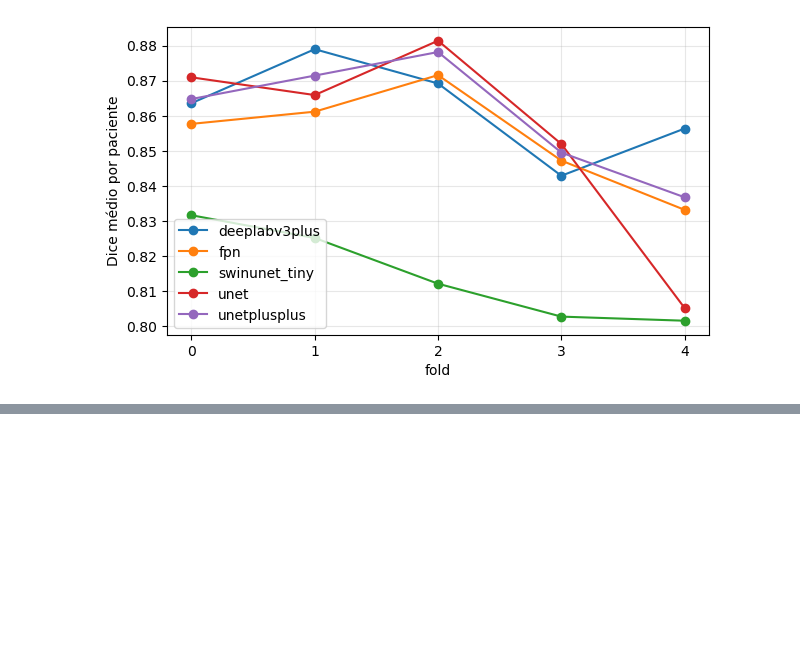
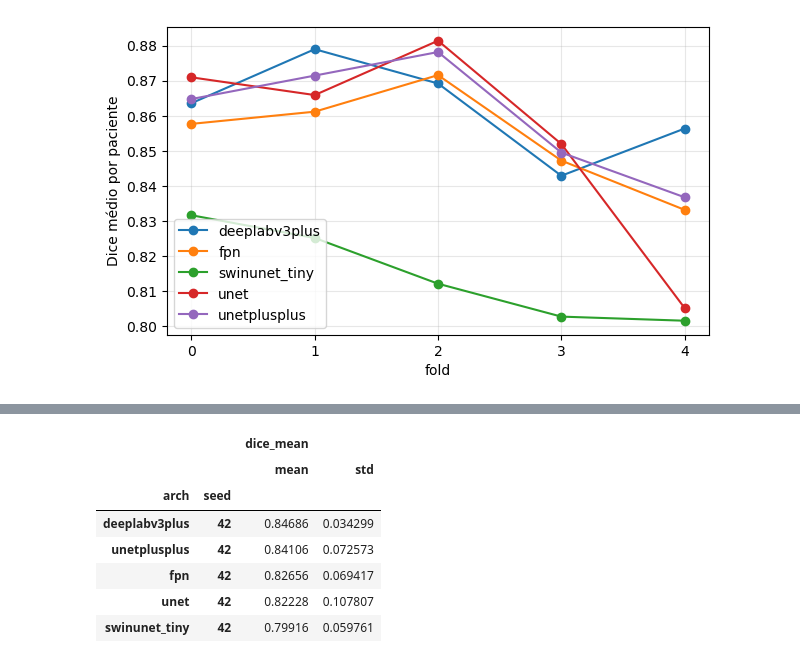
Before and after one commit to caioseda/vfss-seg-benchmark, a Jupyter notebook: notebooks/artigo/e1_arquiteturas/e1_02_cv.ipynb, the cells around one changed output, grey strips where cells are left out. Cells and saved outputs as stored; diff of their text form; code cells hidden in the pictures; blank space fills up the shorter version.

```diff
--- a/notebooks/artigo/e1_arquiteturas/e1_02_cv.ipynb
+++ b/notebooks/artigo/e1_arquiteturas/e1_02_cv.ipynb
@@ -252,0 +295,28 @@ ModuleNotFoundError: No module named 'src'
+# %%
+results_per_fold = (
+    results
+    .groupby(["arch", "seed", "fold"], as_index=False)
+    .agg(
+        dice_mean=("dice", "mean"),
+        dice_std=("dice", "std")
+    ).round(4).sort_values(by=["arch", "fold"])
+)
+
+arch_mean_dice = (
+    results_per_fold
+    .groupby(['arch', 'seed'])
+    .agg({"dice_mean": ["mean", "std"]})
+    .sort_values(by=("dice_mean", "mean"), ascending=False)
+)
+
+# display(results_per_fold)
+arch_mean_dice
+# %% [output]
+|  |  | dice_mean |  |
+|  |  | mean | std |
+| arch | seed |  |  |
+| deeplabv3plus | 42 | 0.84686 | 0.034299 |
+| unetplusplus | 42 | 0.84106 | 0.072573 |
+| fpn | 42 | 0.82656 | 0.069417 |
+| unet | 42 | 0.82228 | 0.107807 |
+| swinunet_tiny | 42 | 0.79916 | 0.059761 |
```
Also changed, not shown: parts of 5 cells of this notebook, 1 other file.
